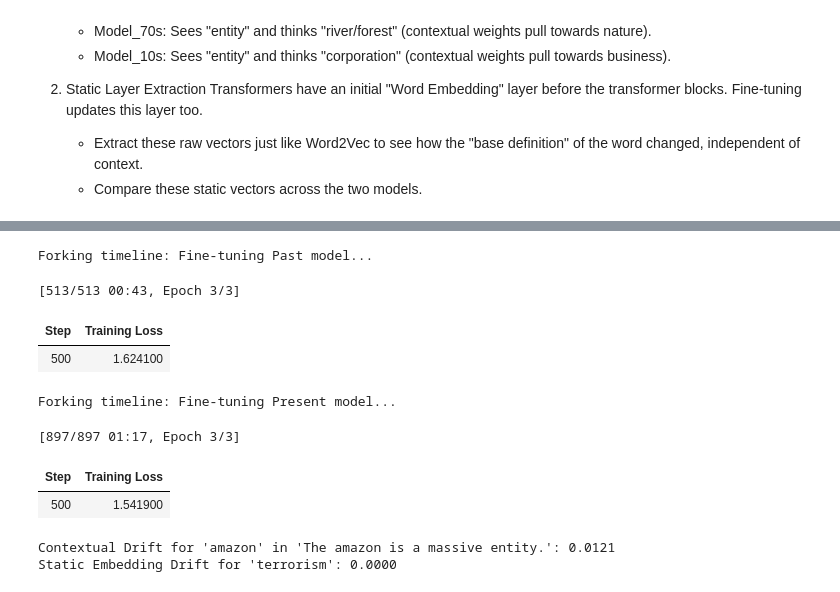
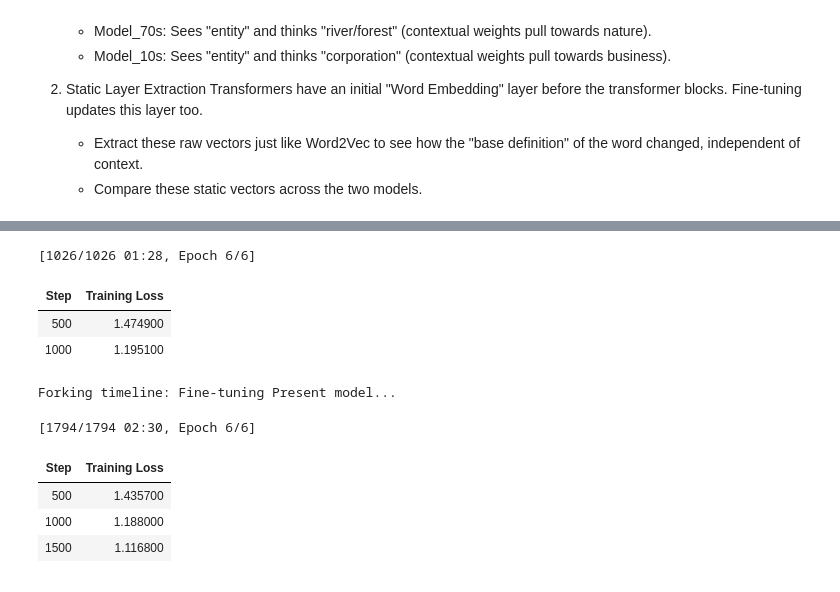
Before and after one commit to MarkusStefan/Semantic-Embedding-Evolution, a Jupyter notebook: notebooks/kaggle.ipynb, the cells around one changed output, grey strips where cells are left out. Cells and saved outputs as stored; diff of their text form; code cells hidden in the pictures.

```diff
--- a/notebooks/kaggle.ipynb
+++ b/notebooks/kaggle.ipynb
@@ -139,8 +177,8 @@ for era, dataset in tokenized_datasets.items():
     training_args = TrainingArguments(
         output_dir=f"./results_{era}",
         per_device_train_batch_size=BATCH_SIZE,
-        num_train_epochs=3,  # Standard for fine-tuning
-        learning_rate=2e-5,
+        num_train_epochs=6,  # Increased from 3 to allow more divergence
+        learning_rate=5e-5,  # Increased from 2e-5
         weight_decay=0.01,
         save_strategy="no",  # Save space, we only need the final model
         logging_steps=500
@@ -167,13 +203,13 @@ To enable the following instructions: AVX2 AVX512F AVX512_VNNI FMA, in other ope
-Forking timeline: Fine-tuning Past model...
+[1026/1026 01:28, Epoch 6/6]
+| Step | Training Loss |
+| 500 | 1.474900 |
+| 1000 | 1.195100 |
-[513/513 00:43, Epoch 3/3]
+Forking timeline: Fine-tuning Present model...
-| Step | Training Loss |
-| 500 | 1.624100 |
-Forking timeline: Fine-tuning Present model...
+[1794/1794 02:30, Epoch 6/6]
-[897/897 01:17, Epoch 3/3]
 | Step | Training Loss |
-| 500 | 1.541900 |
+| 500 | 1.435700 |
+| 1000 | 1.188000 |
+| 1500 | 1.116800 |
-Contextual Drift for 'amazon' in 'The amazon is a massive entity.': 0.0121
-Static Embedding Drift for 'terrorism': 0.0000
 # %%
 
 # Analysis 1: Contextual Embeddings Extraction
```
Also changed, not shown: parts of 8 cells of this notebook, 2 other files.
